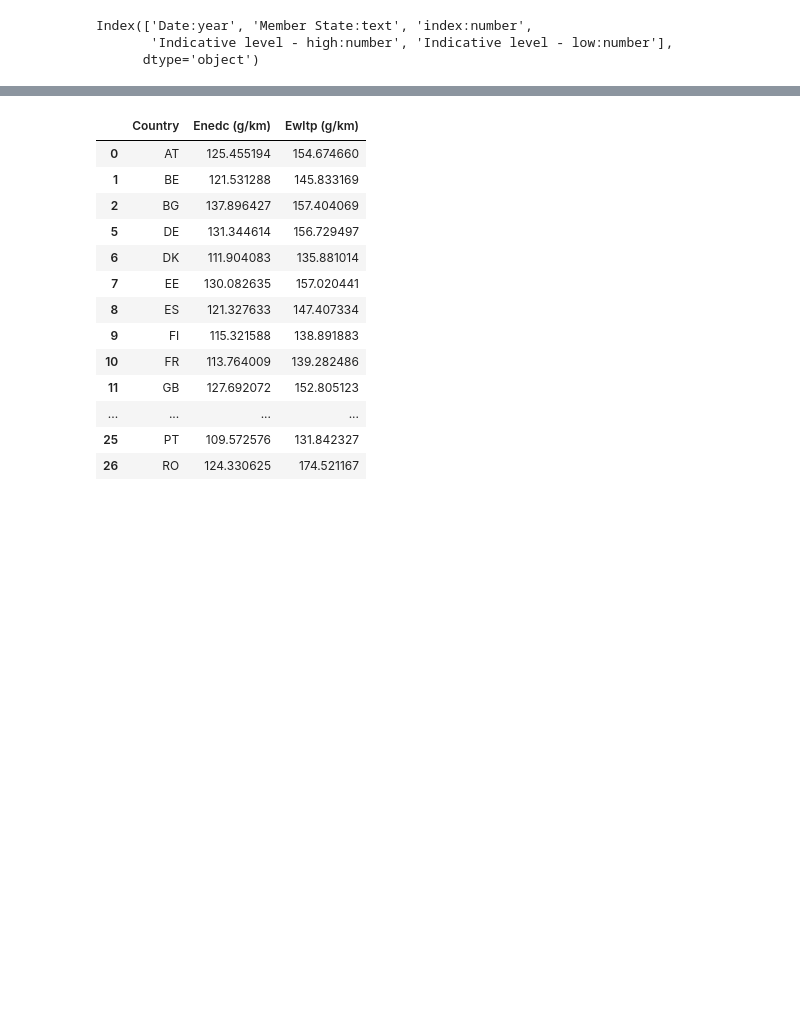
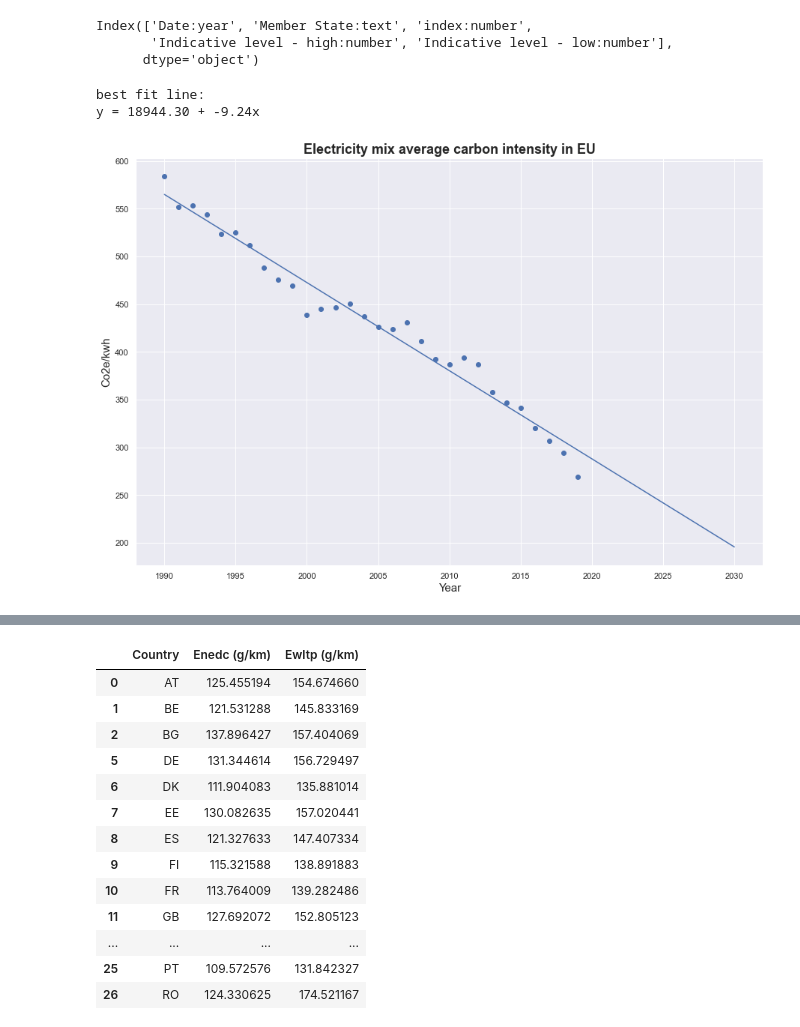
Before and after one commit to zhecho1215/EV-sustainability, a Jupyter notebook: EV and their power consumption.ipynb, the cells around one changed output, grey strips where cells are left out. Drawn from its saved outputs; the diff is of its cells as text; code cells hidden in the pictures; blank space fills up the shorter version.

```diff
--- a/EV and their power consumption.ipynb
+++ b/EV and their power consumption.ipynb
@@ -12,6 +12,51 @@ Index(['Date:year', 'Member State:text', 'index:number',
       dtype='object')
 # %%
 df.columns = ['Year', 'Country', 'Co2 (g/kwh)', 'Low_consumption_EV_per_km', 'High_consumption_EV_per_km']
+# %%
+df_average = df.groupby('Year')['Co2 (g/kwh)'].mean()
+# %%
+df_average = df_average.dropna(0)
+# %%
+X = df_average.index
+Y = df_average.values
+
+sns.set()
+
+# solve for a and b
+def best_fit(X, Y):
+
+    xbar = sum(X)/len(X)
+    ybar = sum(Y)/len(Y)
+    n = len(X) # or len(Y)
+
+    numer = sum([xi*yi for xi,yi in zip(X, Y)]) - n * xbar * ybar
+    denum = sum([xi**2 for xi in X]) - n * xbar**2
+
+    b = numer / denum
+    a = ybar - b * xbar
+
+    print('best fit line:\ny = {:.2f} + {:.2f}x'.format(a, b))
+
+    return a, b
+
+# solution
+a, b = best_fit(X, Y)
+
+# plot points and fit line
+
+fig, ax = plt.subplots(figsize = (15,10))
+plt.scatter(X, Y)
+pred_range = range(1990,2031)
+yfit = [a + b * xi for xi in pred_range]
+plt.title('Electricity mix average carbon intensity in EU',fontweight="bold", fontsize = 18)
+plt.xlabel('Year', fontsize = 15)
+plt.ylabel('Co2e/kwh', fontsize = 15)
+plt.plot(pred_range, yfit)
+plt.savefig('Elmix prediction.jpg')
+# %% [output]
+best fit line:
+y = 18944.30 + -9.24x
+[figure, added]
 # %%
 low_consumption_EV = 0.16
 high_consumption_EV = 0.192
```
Also changed, not shown: parts of 15 cells of this notebook.
